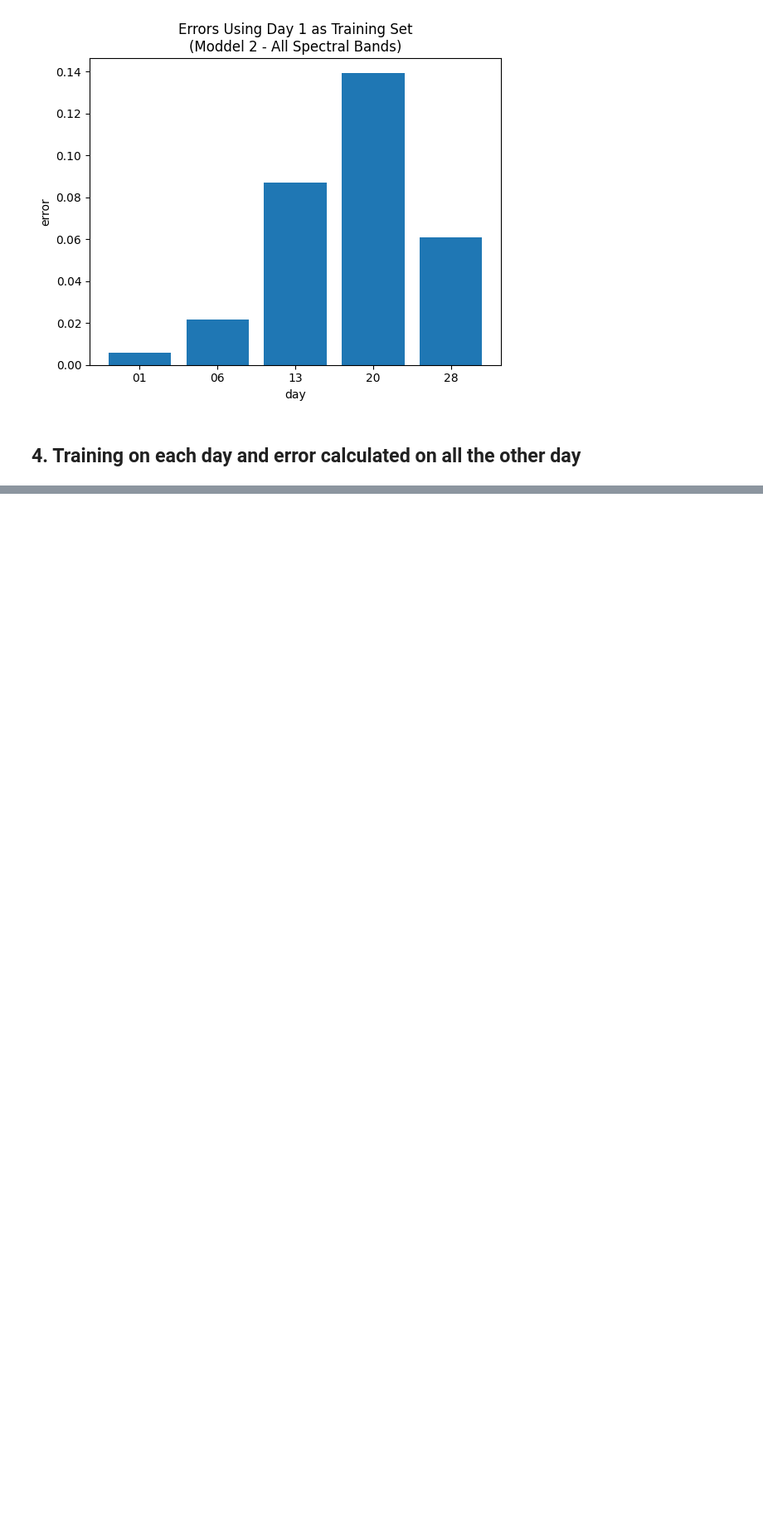
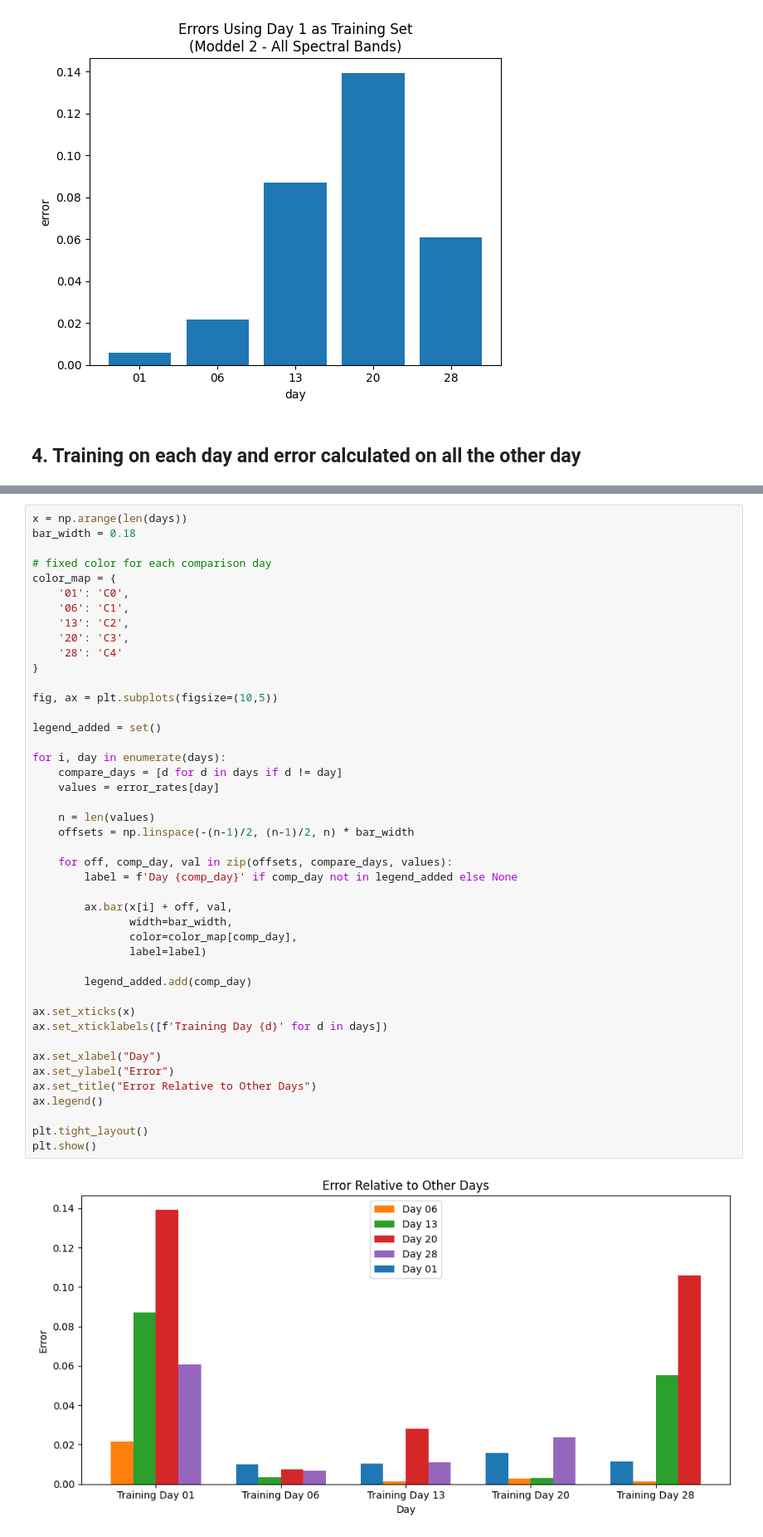
Before and after one commit to KeremOzemre/Salami, a Jupyter notebook: salami_exercise.ipynb, the cells around one changed output, grey strips where cells are left out. Shown at 83% size. Saved outputs shown, nothing was run; the diff lists cells and outputs as text; blank space fills up the shorter version.

```diff
--- a/salami_exercise.ipynb
+++ b/salami_exercise.ipynb
@@ -244,0 +338,46 @@ plt.show()
+# %%
+x = np.arange(len(days))
+bar_width = 0.18
+
+# fixed color for each comparison day
+color_map = {
+    '01': 'C0',
+    '06': 'C1',
+    '13': 'C2',
+    '20': 'C3',
+    '28': 'C4'
+}
+
+fig, ax = plt.subplots(figsize=(10,5))
+
+legend_added = set()
+
+for i, day in enumerate(days):
+    compare_days = [d for d in days if d != day]
+    values = error_rates[day]
+
+    n = len(values)
+    offsets = np.linspace(-(n-1)/2, (n-1)/2, n) * bar_width
+
+    for off, comp_day, val in zip(offsets, compare_days, values):
+        label = f'Day {comp_day}' if comp_day not in legend_added else None
+
+        ax.bar(x[i] + off, val,
+               width=bar_width,
+               color=color_map[comp_day],
+               label=label)
+
+        legend_added.add(comp_day)
+
+ax.set_xticks(x)
+ax.set_xticklabels([f'Training Day {d}' for d in days])
+
+ax.set_xlabel("Day")
+ax.set_ylabel("Error")
+ax.set_title("Error Relative to Other Days")
+ax.legend()
+
+plt.tight_layout()
+plt.show()
+# %% [output]
+[figure, added]
```
Also changed, not shown: parts of 4 cells of this notebook.
